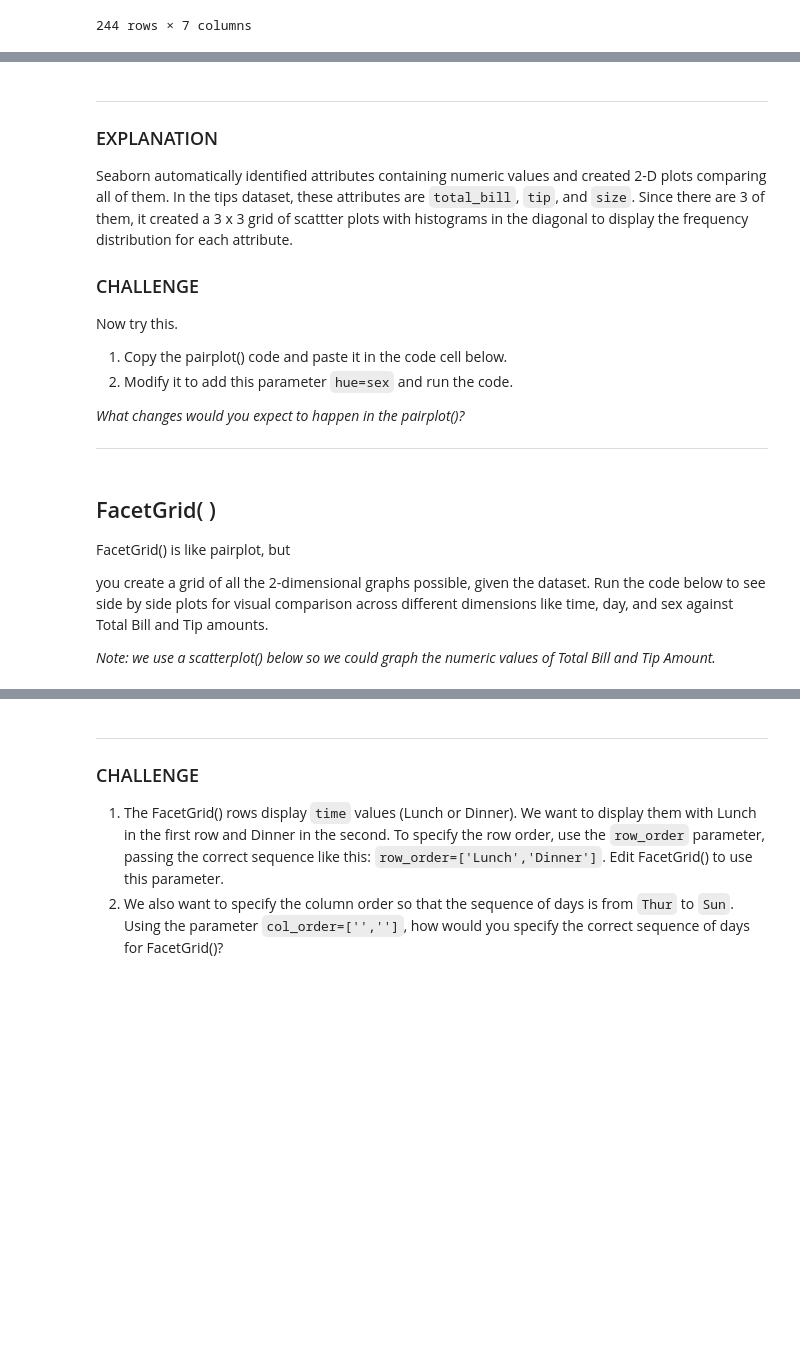
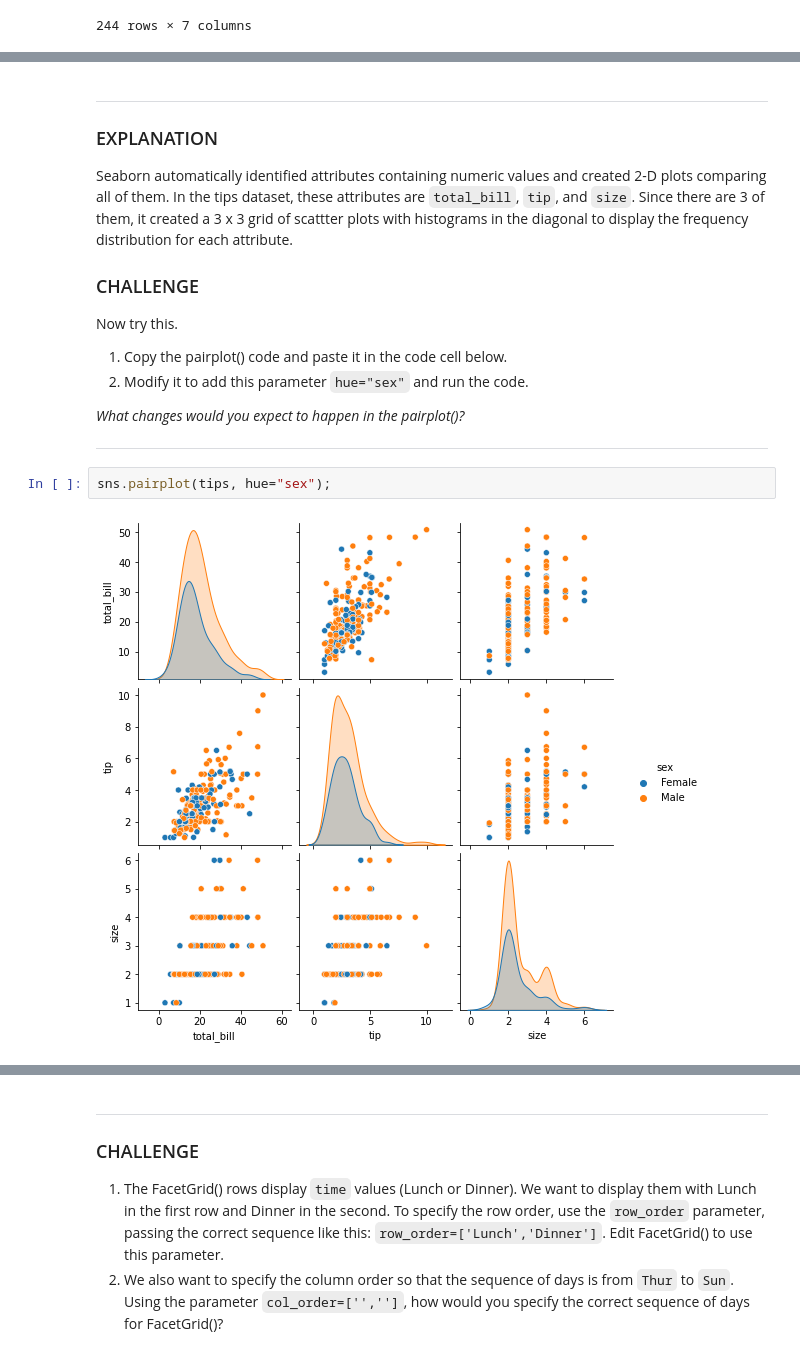
Before and after one commit to rubencanlas/dataviz, a Jupyter notebook: SPARTA Week 7 - 7.2.5.ipynb, the cells around one changed output, grey strips where cells are left out. Cells and saved outputs as stored; diff of their text form; blank space fills up the shorter version.

```diff
--- a/SPARTA Week 7 - 7.2.5.ipynb
+++ b/SPARTA Week 7 - 7.2.5.ipynb
@@ -49,15 +61,12 @@ Seaborn automatically identified attributes containing numeric values and create
 ### CHALLENGE
 Now try this.
 1. Copy the pairplot() code and paste it in the code cell below.
-2. Modify it to add this parameter `hue=sex` and run the code.
+2. Modify it to add this parameter `hue="sex"` and run the code.
 
 *What changes would you expect to happen in the pairplot()?*
 
 ---
-# %% [markdown]
-## FacetGrid( )
-FacetGrid() is like pairplot, but
-
-you create a grid of all the 2-dimensional graphs possible, given the dataset. Run the code below to see side by side plots for visual comparison across different dimensions like time, day, and sex against Total Bill and Tip amounts.
-
-*Note: we use a scatterplot() below so we could graph the numeric values of Total Bill and Tip Amount.*
+# %%
+sns.pairplot(tips, hue="sex");
+# %% [output]
+[figure, added]
```
Also changed, not shown: parts of 17 cells of this notebook, 1 other file.
